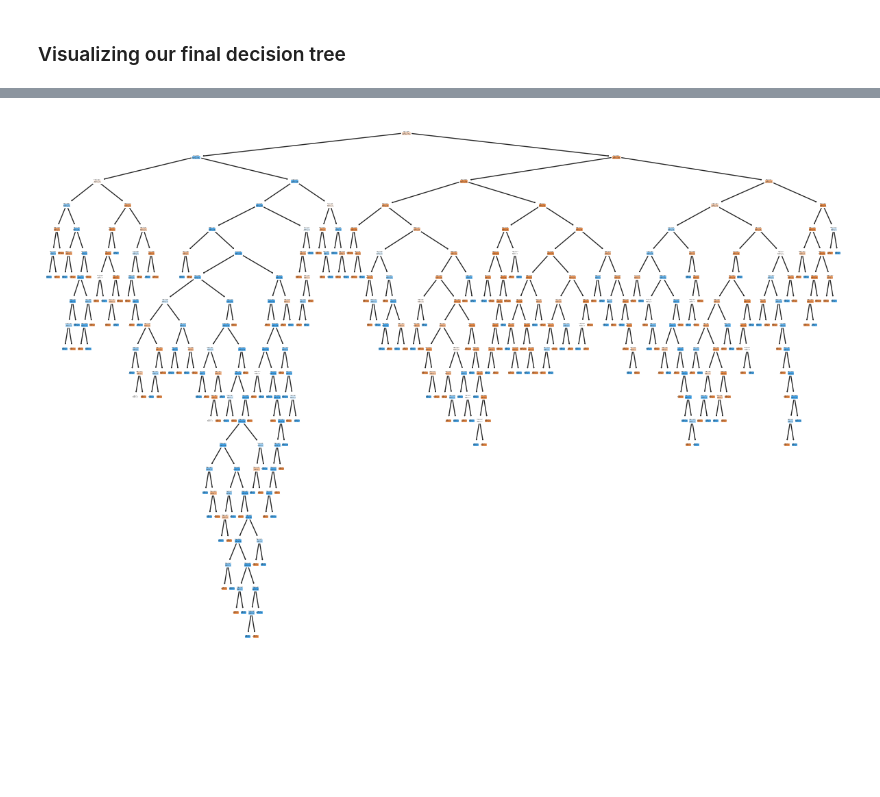
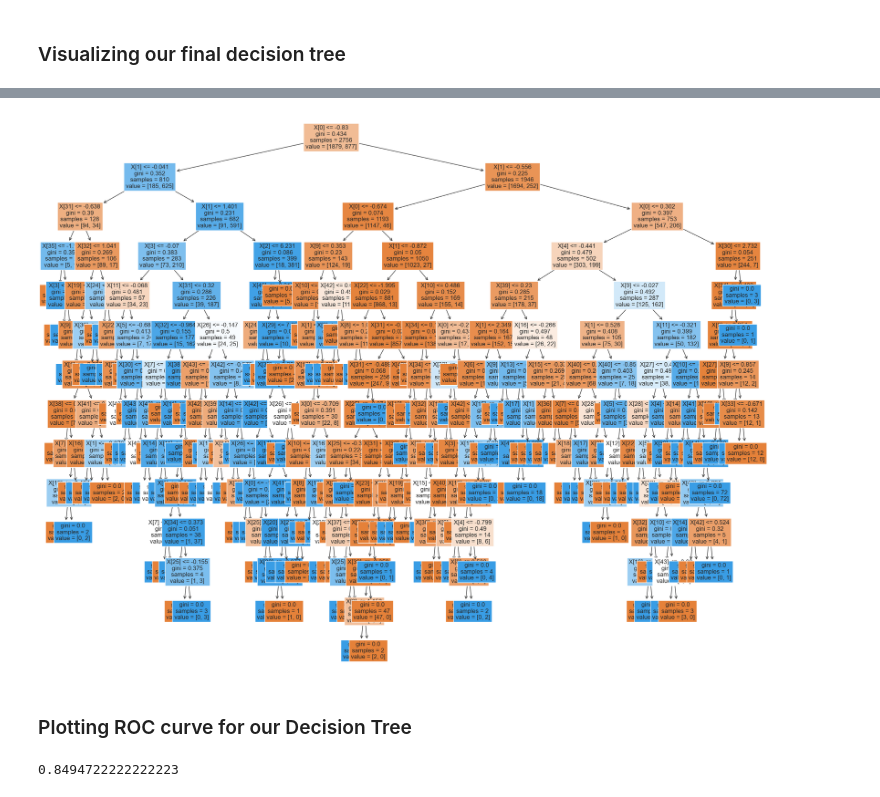
Before and after one commit to RidmikaHasaranga/ML_CW, a Jupyter notebook: Decision Tree .ipynb, the cells around one changed output, grey strips where cells are left out. Saved outputs shown, nothing was run; the diff lists cells and outputs as text; code cells hidden in the pictures; blank space fills up the shorter version.

```diff
--- a/Decision Tree .ipynb
+++ b/Decision Tree .ipynb
@@ -57,0 +95,10 @@ No of rows in dataset after removing duplicates :  4210
+# %%
+for x in ['capital_run_length_total','capital_run_length_longest','capital_run_length_average']:
+    q75,q25 = np.percentile(data_set.loc[:,x],[75,25])
+    intr_qr = q75-q25
+
+    max = q75+(1.5*intr_qr)
+    min = q25-(1.5*intr_qr)
+
+    data_set.loc[data_set[x] < min,x] = np.nan
+    data_set.loc[data_set[x] > max,x] = np.nan
@@ -79 +153,11 @@ spam                          0
 dtype: int64
+# %%
+# Drop all rows with NaN values
+df_two=data_set.dropna()
+df_two=data_set.dropna(axis=0)
+
+# Reset index after drop
+df_two=data_set.dropna().reset_index(drop=True)
+
+data_set = df_two
+df_two
@@ -256,7 +387,17 @@ accuracy_score(y_train,predictions_train)
 # %%
 from sklearn import tree
-plt.figure(figsize=(15,10))
-tree.plot_tree(clf,filled=True)
+plt.figure(figsize=(25,20))
+tree.plot_tree(clf,filled=True,
+              fontsize=12)
 plt.show()
 # %% [output]
-[figure, old version]
+[figure, new version]
+# %% [markdown]
+### Plotting ROC curve for our Decision Tree
+# %%
+dt_probs = clf.predict_proba(X_test)[:,1]
+fpr_dt, tpr_dt, thresholds_dt = roc_curve(y_test,dt_probs)
+auc_score_dt = auc(fpr_dt,tpr_dt)
+auc_score_dt
+# %% [output]
+0.8494722222222223
```
Also changed, not shown: parts of 52 cells of this notebook, 3 other files.
